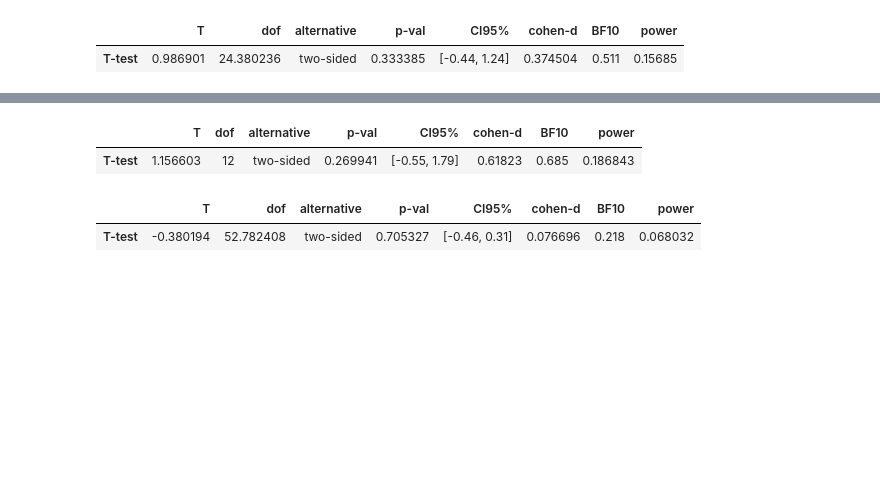
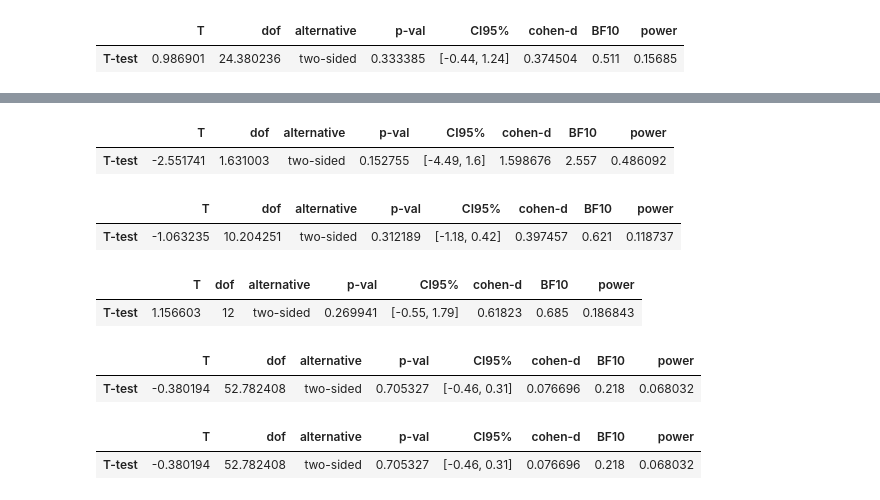
Before and after one commit to lyndis20/my_closet, a Jupyter notebook: 통계분석_ttest.ipynb, the cells around one changed output, grey strips where cells are left out. Saved outputs shown, nothing was run; the diff lists cells and outputs as text; code cells hidden in the pictures; blank space fills up the shorter version.

```diff
--- a/통계분석_ttest.ipynb
+++ b/통계분석_ttest.ipynb
@@ -82,4 +87,7 @@ from statsmodels.formula.api import ols
 # %%
 #카테고리별로 확인해보기
 df_b = df[df['카테고리'] == '하의']
+df_t = df[df['카테고리'] == '상의']
+df_o = df[df['카테고리'] == '겉옷']
+df_one = df[df['카테고리'] == '원피스']
 # %%
@@ -100,14 +117,40 @@ pg.ttest(try_yes, try_no, confidence=0.95)
+# %%
+# 원피스는 유행하는 디자인의 경우와 그렇지 않은 경우에도 두 집단의 성공점수 평균은 같다
+trend_yes = df_one['성공점수'][df_one["유행 여부"] == 1]
+trend_no = df_one['성공점수'][df_one["유행 여부"] == 0]
+pg.ttest(trend_yes, trend_no, confidence=0.95)
+# %% [output]
+|  | T | dof | alternative | p-val | CI95% | cohen-d | BF10 | power |
+| T-test | -2.551741 | 1.631003 | two-sided | 0.152755 | [-4.49, 1.6] | 1.598676 | 2.557 | 0.486092 |
 # %%
-try_yes = df['성공점수'][df["브랜드 여부"] == 1]
-try_no = df['성공점수'][df["브랜드 여부"] == 0]
-pg.ttest(try_yes, try_no, confidence=0.95)
+# 겉옷은 브랜드가 있는 경우와 그렇지 않은 경우에도 두집단의 성공점수 평균은 같다
+brand_yes = df_o['성공점수'][df_o["브랜드 여부"] == 1]
+brand_no = df_o['성공점수'][df_o["브랜드 여부"] == 0]
+pg.ttest(brand_yes, brand_no, confidence=0.95)
 # %% [output]
 |  | T | dof | alternative | p-val | CI95% | cohen-d | BF10 | power |
-| T-test | 1.156603 | 12 | two-sided | 0.269941 | [-0.55, 1.79] | 0.61823 | 0.685 | 0.186843 |
+| T-test | -1.063235 | 10.204251 | two-sided | 0.312189 | [-1.18, 0.42] | 0.397457 | 0.621 | 0.118737 |
 # %%
-try_yes = df['성공점수'][df["구매처"] == 1]
-try_no = df['성공점수'][df["구매처"] == 0]
-pg.ttest(try_yes, try_no, confidence=0.95)
+# 원피스는 브랜드가 있는 경우와 그렇지 않은 경우에도 두집단의 성공점수 평균은 같다
+brand_yes = df_one['성공점수'][df_one["브랜드 여부"] == 1]
+brand_no = df_one['성공점수'][df_one["브랜드 여부"] == 0]
+pg.ttest(brand_yes, brand_no, confidence=0.95)
 # %% [output]
 |  | T | dof | alternative | p-val | CI95% | cohen-d | BF10 | power |
-| T-test | -0.380194 | 52.782408 | two-sided | 0.705327 | [-0.46, 0.31] | 0.076696 | 0.218 | 0.068032 |
+| T-test | 1.156603 | 12 | two-sided | 0.269941 | [-0.55, 1.79] | 0.61823 | 0.685 | 0.186843 |
+# %%
+# 구매처에 따른 두 집단의  성공점수 평균은 같다
+online = df['성공점수'][df["구매처"] == 1]
+offline = df['성공점수'][df["구매처"] == 0]
+pg.ttest(online, offline, confidence=0.95)
+# %% [output]
+|  | T | dof | alternative | p-val | CI95% | cohen-d | BF10 | power |
+| T-test | -0.380194 | 52.782408 | two-sided | 0.705327 | [-0.46, 0.31] | 0.076696 | 0.218 | 0.068032 |
+# %%
+# 구매처에 따른 두 집단의  성공점수 평균은 같다
+online = df['성공점수'][df["구매처"] == 1]
+offline = df['성공점수'][df["구매처"] == 0]
+pg.ttest(online, offline, confidence=0.95)
+# %% [output]
+|  | T | dof | alternative | p-val | CI95% | cohen-d | BF10 | power |
+| T-test | -0.380194 | 52.782408 | two-sided | 0.705327 | [-0.46, 0.31] | 0.076696 | 0.218 | 0.068032 |
```
Also changed, not shown: parts of 5 cells of this notebook.
